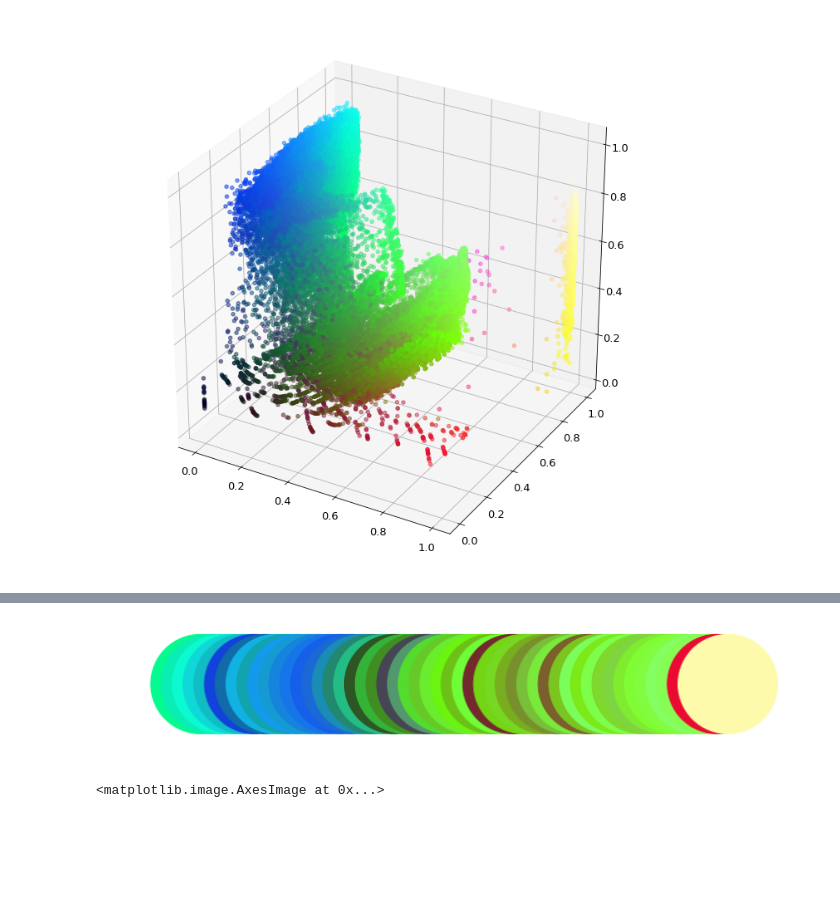
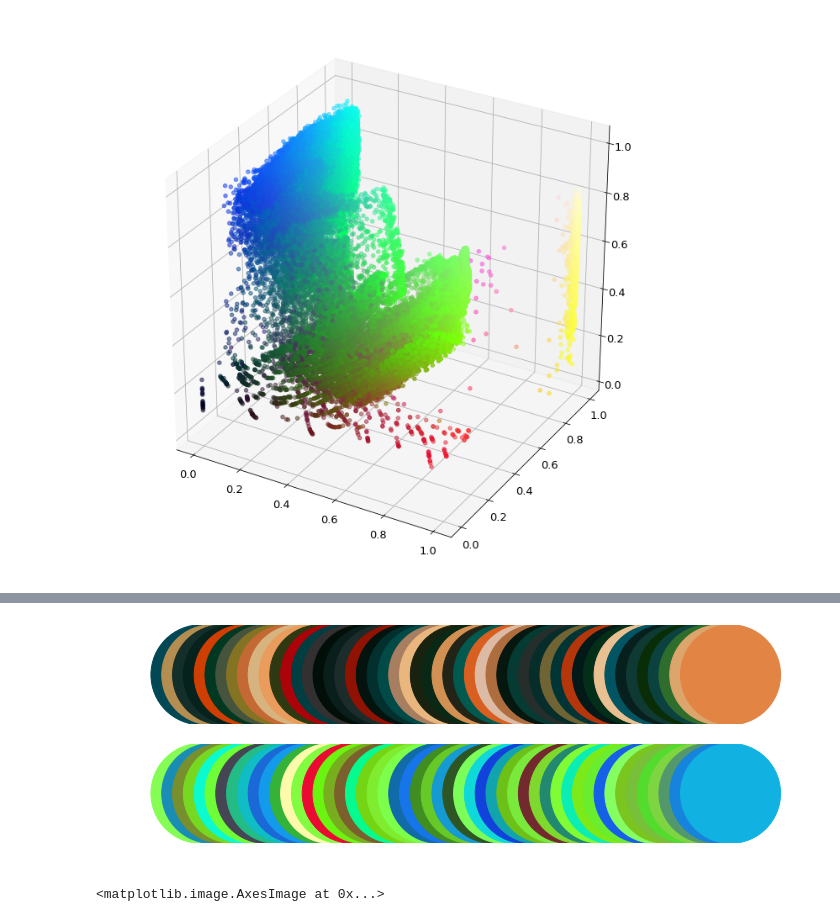
Before and after one commit to kbruegge/machine-learning-lecture, a Jupyter notebook: smd_unsupervised.ipynb, the cells around one changed output, grey strips where cells are left out. Cells and saved outputs as stored; diff of their text form; code cells hidden in the pictures; blank space fills up the shorter version.

```diff
--- a/smd_unsupervised.ipynb
+++ b/smd_unsupervised.ipynb
@@ -463,15 +445,18 @@ sample = resample(flattened_image, n_samples=1000, replace=False)
 kmeans = KMeans(n_clusters = 50).fit(sample)
 centroids = kmeans.cluster_centers_
-# %%
-# sort centroids by hue to visualize the new colors.
-idx = np.argsort(centroids[:, 0])
-
-plt.figure(figsize=(12, 2))
-plt.scatter(np.linspace(0, 1, len(idx)), np.ones_like(idx),  c=centroids[idx], s=10000)
-plt.axis('off')
-None
-# %% [output]
-[figure, removed]
+# %%
+fig, (ax1, ax2) = plt.subplots(2, 1, figsize=(12, 4))
+
+rgb = color.hsv2rgb(centroids.reshape(1, -1, 3)).reshape(-1, 3)
+
+ax1.scatter(np.linspace(0, 1, len(rgb)), np.ones(len(rgb)),  c=rgb, s=10000)
+ax1.axis('off')
+
+ax2.scatter(np.linspace(0, 1, len(rgb)), np.ones(len(rgb)),  c=centroids, s=10000)
+ax2.axis('off')
+None
+# %% [output]
+[figure, added]
 # %%
 # associate each pixel with the number of a cluster (i.e. the nearest centroid/color)
 labels = kmeans.predict(flattened_image)
```
Also changed, not shown: parts of 70 cells of this notebook, 4 other files.
